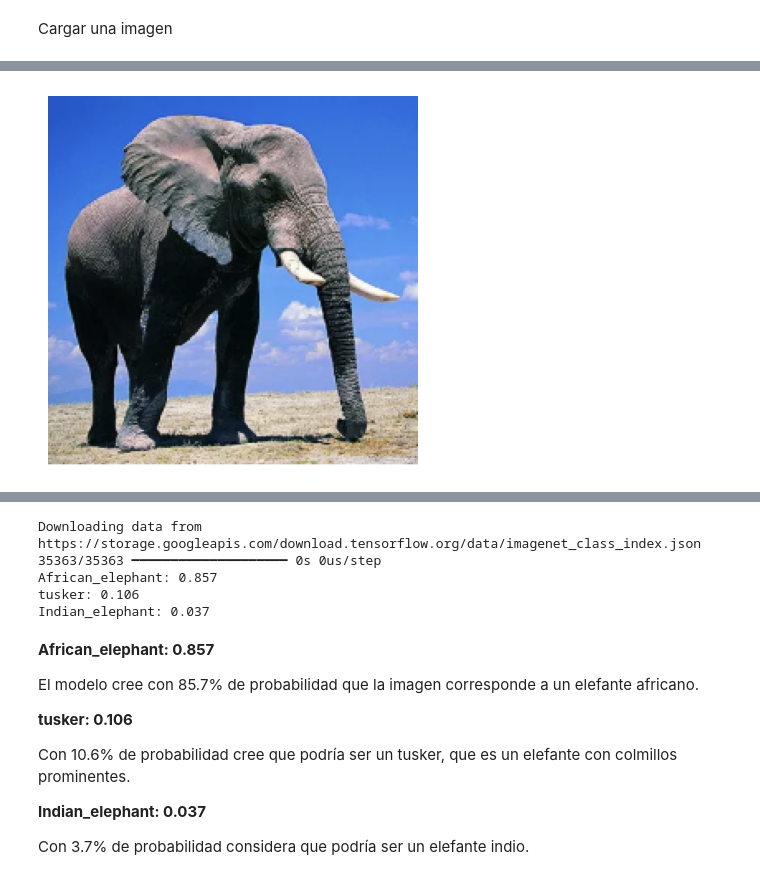
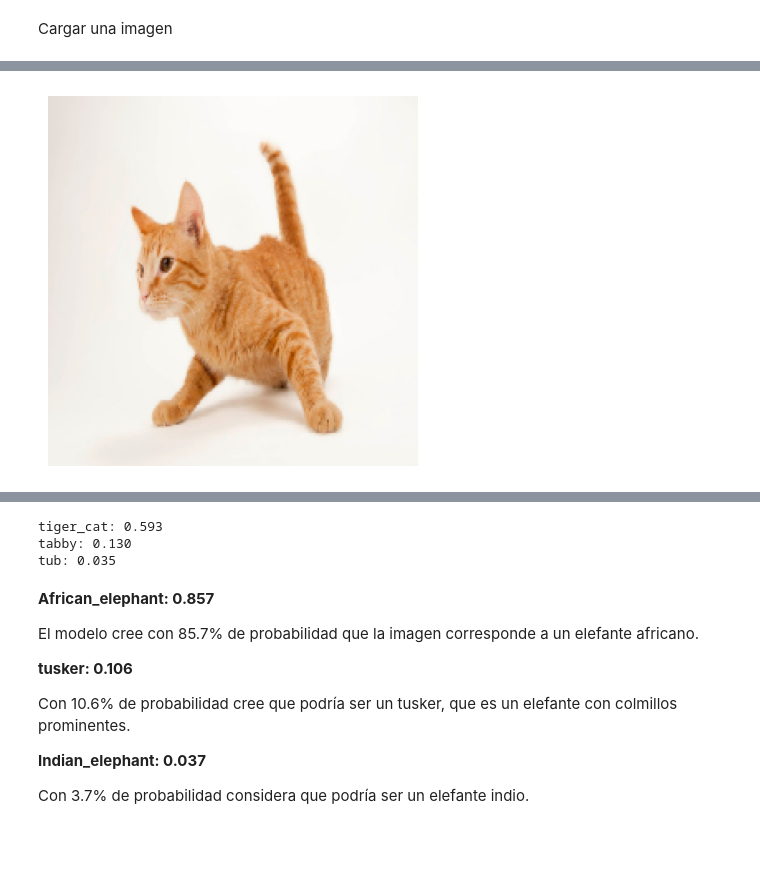
Before and after one commit to yuri19762008/000_ANALISTA_DATOS, a Jupyter notebook: Bootcamp-main/Modulo8/Leccion2/Index_M8_AE2.ipynb, the cells around one changed output, grey strips where cells are left out. Saved outputs shown, nothing was run; the diff lists cells and outputs as text; code cells hidden in the pictures; blank space fills up the shorter version.

```diff
--- a/Bootcamp-main/Modulo8/Leccion2/Index_M8_AE2.ipynb
+++ b/Bootcamp-main/Modulo8/Leccion2/Index_M8_AE2.ipynb
@@ -709,18 +707,18 @@ ModuleNotFoundError: No module named 'google.colab'
 # %%
 # cargar imagen subida
-img = image.load_img("Elefante.jpg", target_size=(224, 224))
+img = image.load_img("gato.jpg", target_size=(224, 224))
 img_array = image.img_to_array(img)
 
 # mostrar imagen
 plt.imshow(img)
 plt.axis("off")
 plt.show()
 
 # preparar imagen
 img_array = np.expand_dims(img_array, axis=0)
 img_array = preprocess_input(img_array)
 
 # predecir
 preds = model.predict(img_array)
 # %% [output]
-[figure, old version]
+[figure, new version]
@@ -731,11 +729,9 @@ decoded = decode_predictions(preds, top=3)[0]
 for _, label, prob in decoded:
     print(f"{label}: {prob:.3f}")
 # %% [output]
-Downloading data from https://storage.googleapis.com/download.tensorflow.org/data/imagenet_class_index.json
-35363/35363 ━━━━━━━━━━━━━━━━━━━━ 0s 0us/step
-African_elephant: 0.857
-tusker: 0.106
-Indian_elephant: 0.037
+tiger_cat: 0.593
+tabby: 0.130
+tub: 0.035
 # %% [markdown]
 **African_elephant: 0.857**
 
```
Also changed, not shown: parts of 2 cells of this notebook, 36 other files.
